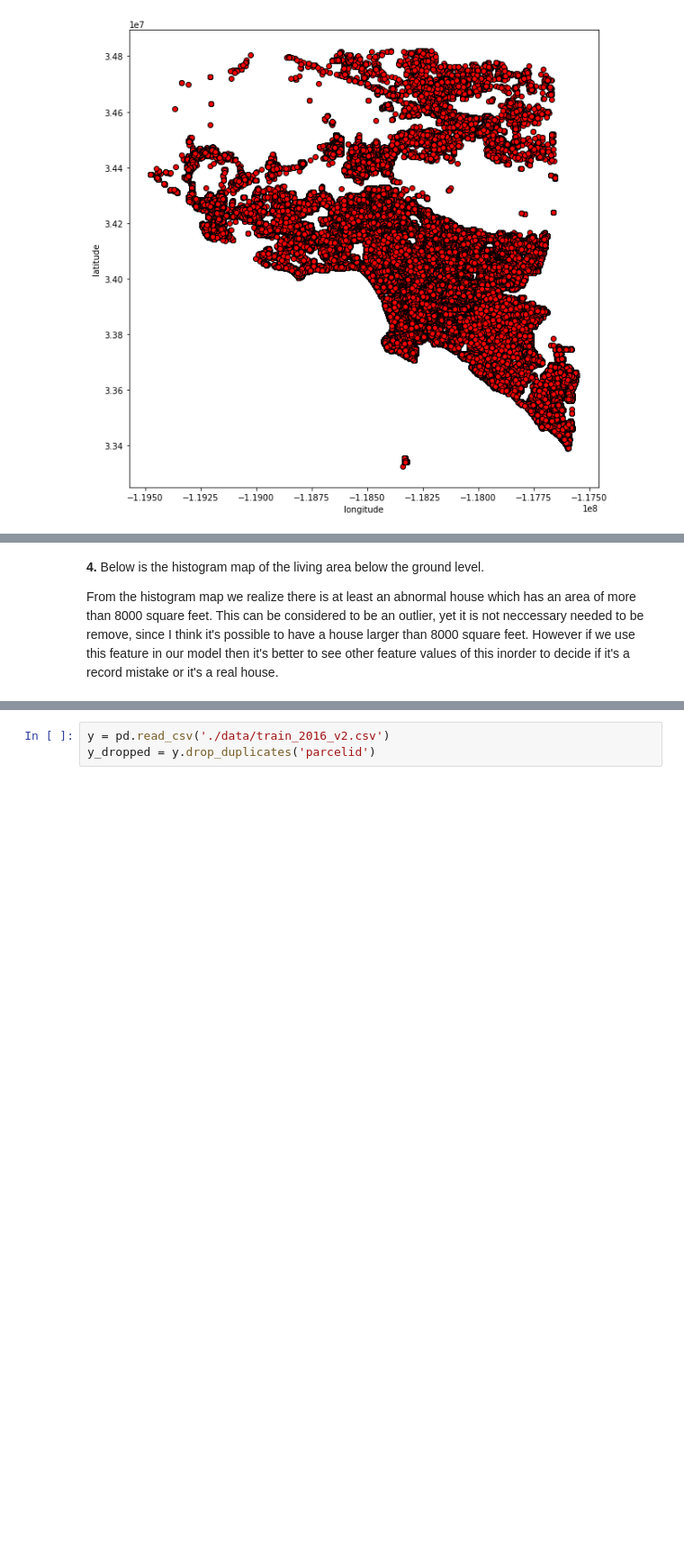
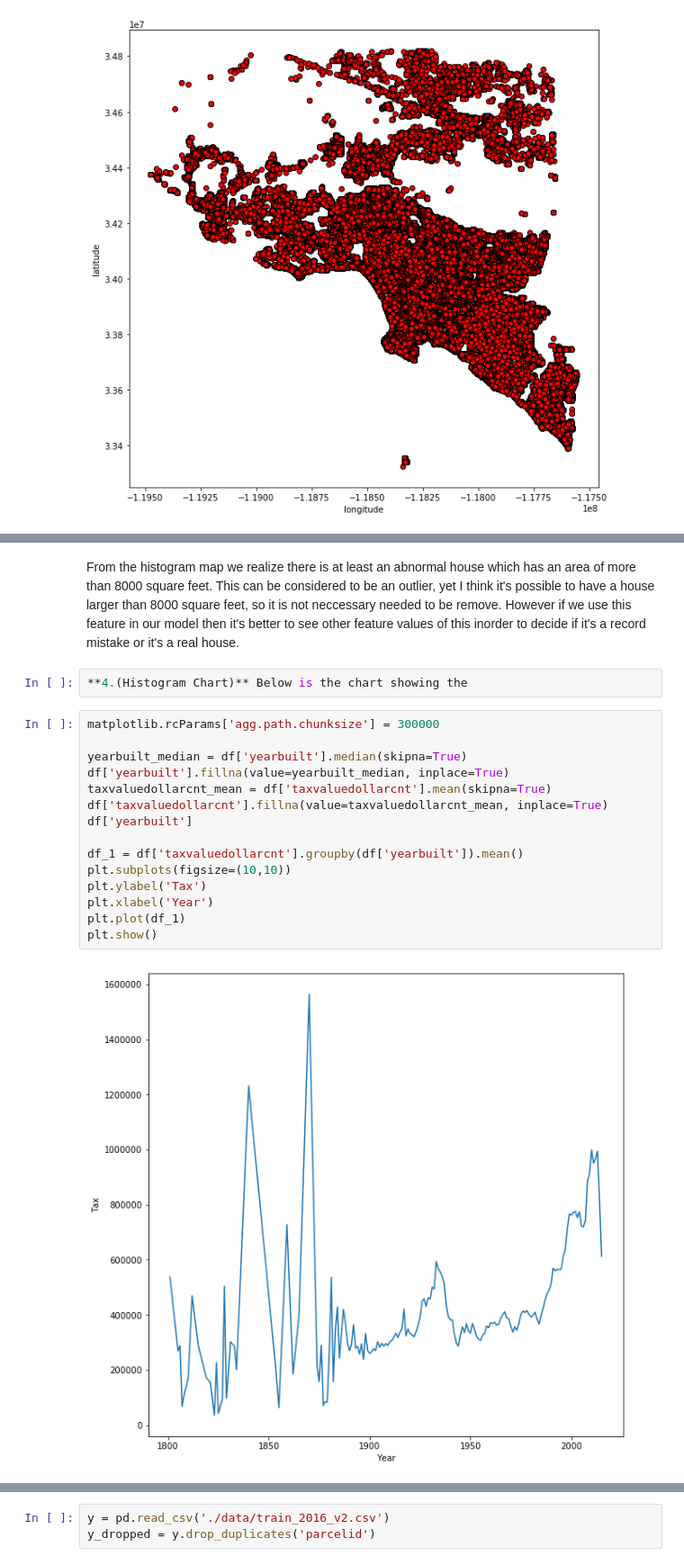
Before and after one commit to trungnguyencs/Automatic-Singing-Evaluation, a Jupyter notebook: HW2/HW2.ipynb, the cells around one changed output, grey strips where cells are left out. Shown at 90% size. Saved outputs shown, nothing was run; the diff lists cells and outputs as text; blank space fills up the shorter version.

```diff
--- a/HW2/HW2.ipynb
+++ b/HW2/HW2.ipynb
@@ -219,4 +214,21 @@ Below is the map of Los Angeles, CA. Do you see something similar?
 # %% [markdown]
-**4.** Below is the histogram map of the living area below the ground level.
-
-From the histogram map we realize there is at least an abnormal house which has an area of more than 8000 square feet. This can be considered to be an outlier, yet it is not neccessary needed to be remove, since I think it's possible to have a house larger than 8000 square feet. However if we use this feature in our model then it's better to see other feature values of this inorder to decide if it's a record mistake or it's a real house.
+From the histogram map we realize there is at least an abnormal house which has an area of more than 8000 square feet. This can be considered to be an outlier, yet I think it's possible to have a house larger than 8000 square feet, so it is not neccessary needed to be remove. However if we use this feature in our model then it's better to see other feature values of this inorder to decide if it's a record mistake or it's a real house.
+# %%
+**4.(Histogram Chart)** Below is the chart showing the
+# %%
+matplotlib.rcParams['agg.path.chunksize'] = 300000
+
+yearbuilt_median = df['yearbuilt'].median(skipna=True)
+df['yearbuilt'].fillna(value=yearbuilt_median, inplace=True)
+taxvaluedollarcnt_mean = df['taxvaluedollarcnt'].mean(skipna=True)
+df['taxvaluedollarcnt'].fillna(value=taxvaluedollarcnt_mean, inplace=True)
+df['yearbuilt']
+
+df_1 = df['taxvaluedollarcnt'].groupby(df['yearbuilt']).mean()
+plt.subplots(figsize=(10,10))
+plt.ylabel('Tax')
+plt.xlabel('Year')
+plt.plot(df_1)
+plt.show()
+# %% [output]
+[figure, added]
```
Also changed, not shown: parts of 14 cells of this notebook.
